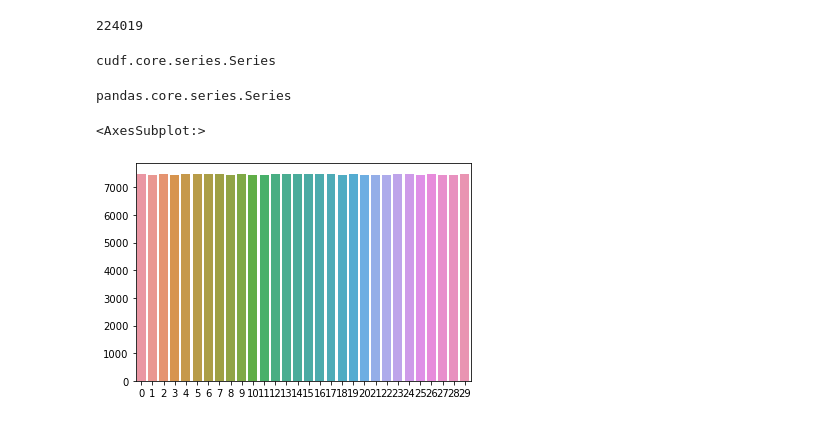
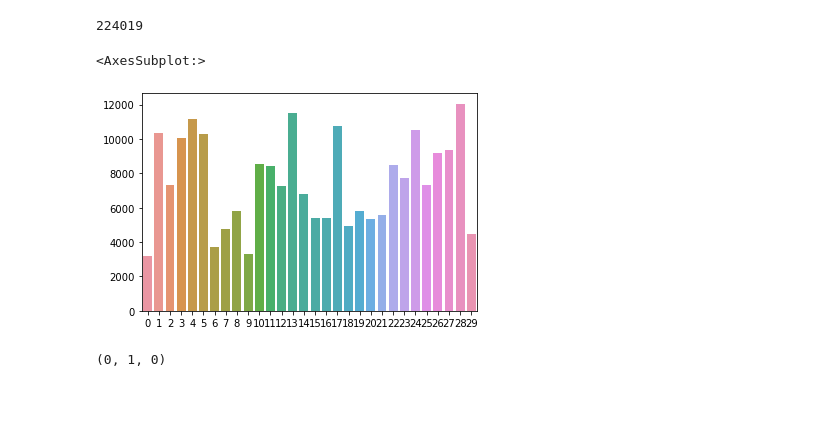
Before and after one commit to pschroedl/transformer_attention_clustering, a Jupyter notebook: clustering/cuML_clustering_Dask.ipynb, the cells around one changed output. Drawn from its saved outputs; the diff is of its cells as text; code cells hidden in the pictures.

```diff
--- a/clustering/cuML_clustering_Dask.ipynb
+++ b/clustering/cuML_clustering_Dask.ipynb
@@ -34,3 +35,3 @@ data_dir='/rapids/notebooks/host/'
 # %%
-cluster = LocalCUDACluster()
+cluster = LocalCUDACluster(CUDA_VISIBLE_DEVICES="0,1")
 client = Client(cluster)
@@ -49,7 +76,7 @@ client = Client(cluster)
 # that's about the same speed as the CSV parsing, so this
 # might not be terrible.
 # https://github.com/rapidsai/cudf/issues/3017
-gdf = dask_cudf.read_csv('file://small_representations/*.csv', npartitions=10)
+gdf = dask_cudf.read_csv(os.path.join('file://../../representations/final/', 'partitions/*.csv'))
 # %%
 # gdf = dask_cudf.read_csv(os.path.join(data_dir,'representation_df_10000.csv'), npartitions=10)
 # %%
@@ -57,7 +84,7 @@ type(gdf)
 # %% [output]
 dask_cudf.core.DataFrame
 # %%
-gdf = gdf.iloc[:,1:]
+# gdf = gdf.iloc[:,1:]
 # %%
 len(gdf)
 # %% [output]
@@ -171,13 +194,5 @@ kml_computed = kmeans_labels.compute()
 len(kml_computed)
 # %% [output]
 224019
-# %%
-type(kml_computed)
-# %% [output]
-cudf.core.series.Series
 # %%
 pd_km_labels = kml_computed.to_pandas()
-# %%
-type(pd_km_labels)
-# %% [output]
-pandas.core.series.Series
@@ -186,11 +206,11 @@ torch.save(pd_km_labels, os.path.join(data_dir,'dask_kmeans_model_small_labels.b
 # %%
 df_labels = pd.DataFrame(pd_km_labels)
-rating_count = df_labels[0].value_counts()
+label_count = df_labels[0].value_counts()
 
-x = rating_count.index
-y = rating_count.values
+x = label_count.index
+y = label_count.values
 
 sns.barplot(x, y)
 # %% [output]
 <AxesSubplot:>
-[figure, old version]
+[figure, new version]
@@ -196,0 +233,4 @@ sns.barplot(x, y)
+# %%
+location(12)
+# %% [output]
+(0, 1, 0)
```
Also changed, not shown: parts of 31 cells of this notebook, 3 other files.
